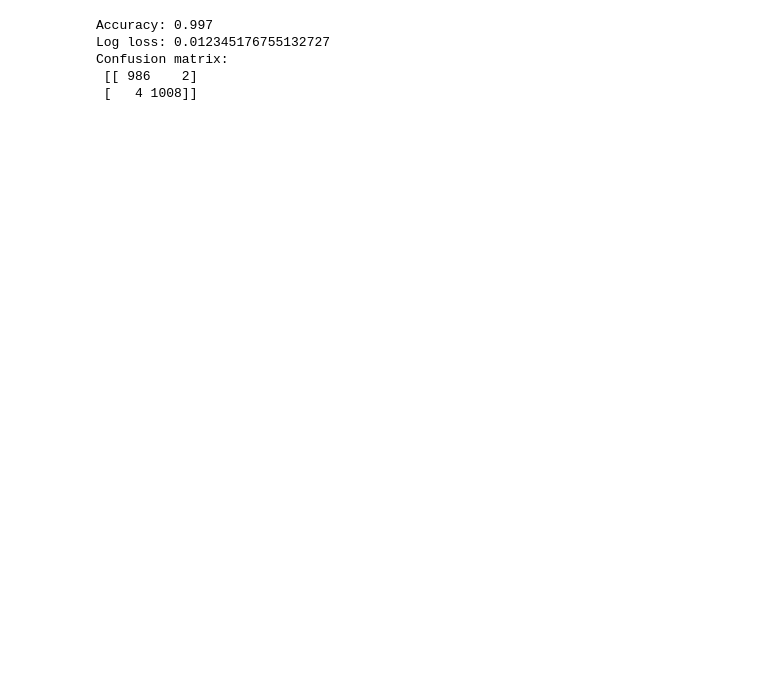
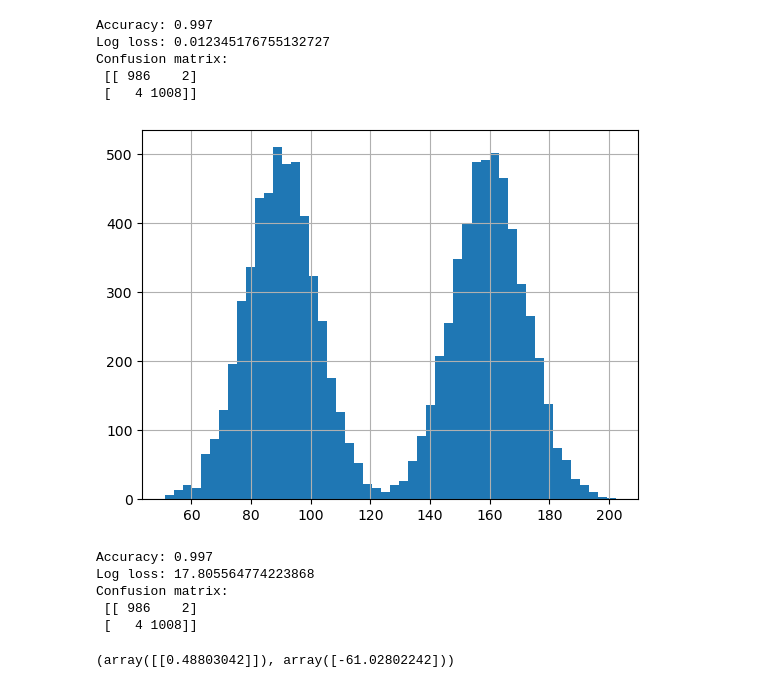
Before and after one commit to aravisv/Data-science-learning-notes, a Jupyter notebook: classification/classification_logistic_regression_LDA.ipynb, the cells around one changed output. Cells and saved outputs as stored; diff of their text form; code cells hidden in the pictures; blank space fills up the shorter version.

```diff
--- a/classification/classification.ipynb
+++ b/classification/classification_logistic_regression_LDA.ipynb
@@ -191,0 +198,4 @@ Confusion matrix:
+# %%
+df['glucose_level'].hist(bins=50);
+# %% [output]
+[figure, added]
@@ -191,0 +212,16 @@ Confusion matrix:
+# %%
+y_prob = model.predict_proba(X_test)[:,1]
+
+print("Accuracy:", accuracy_score(y_test, y_pred))
+print("Log loss:", log_loss(y_test, y_prob))
+print("Confusion matrix:\n", confusion_matrix(y_test, y_pred))
+# %% [output]
+Accuracy: 0.997
+Log loss: 17.805564774223868
+Confusion matrix:
+ [[ 986    2]
+ [   4 1008]]
+# %%
+lda_classifier.coef_, lda_classifier.intercept_
+# %% [output]
+(array([[0.48803042]]), array([-61.02802242]))
```
Also changed, not shown: parts of 5 cells of this notebook, 2 other files.
